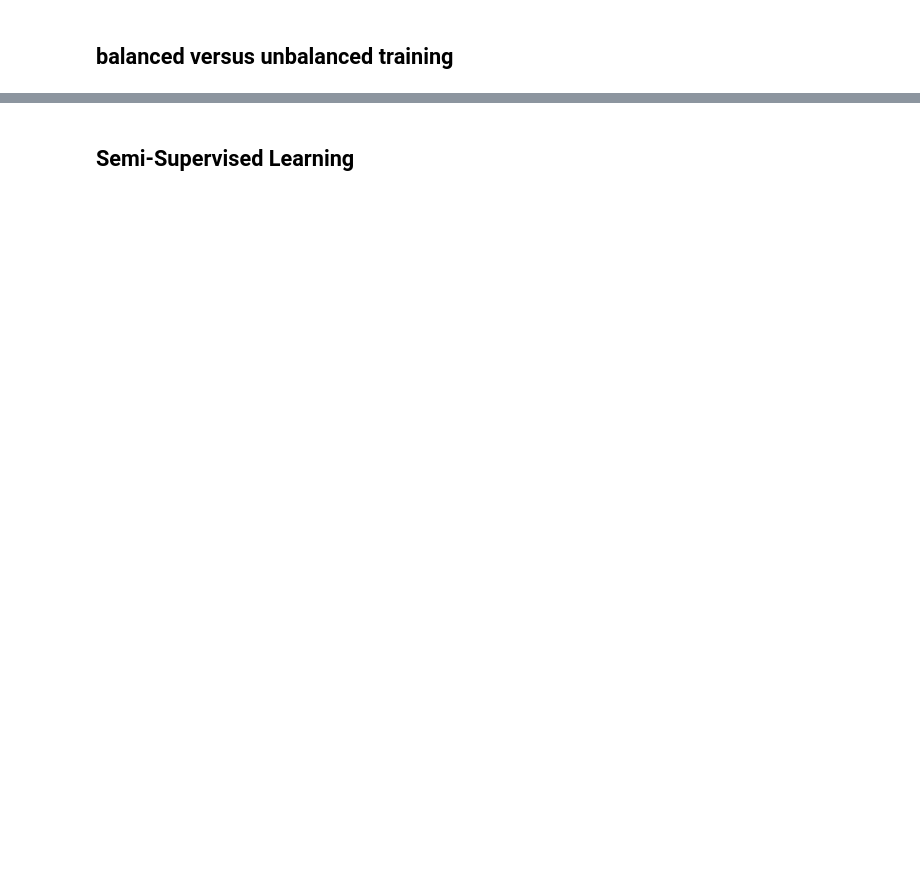
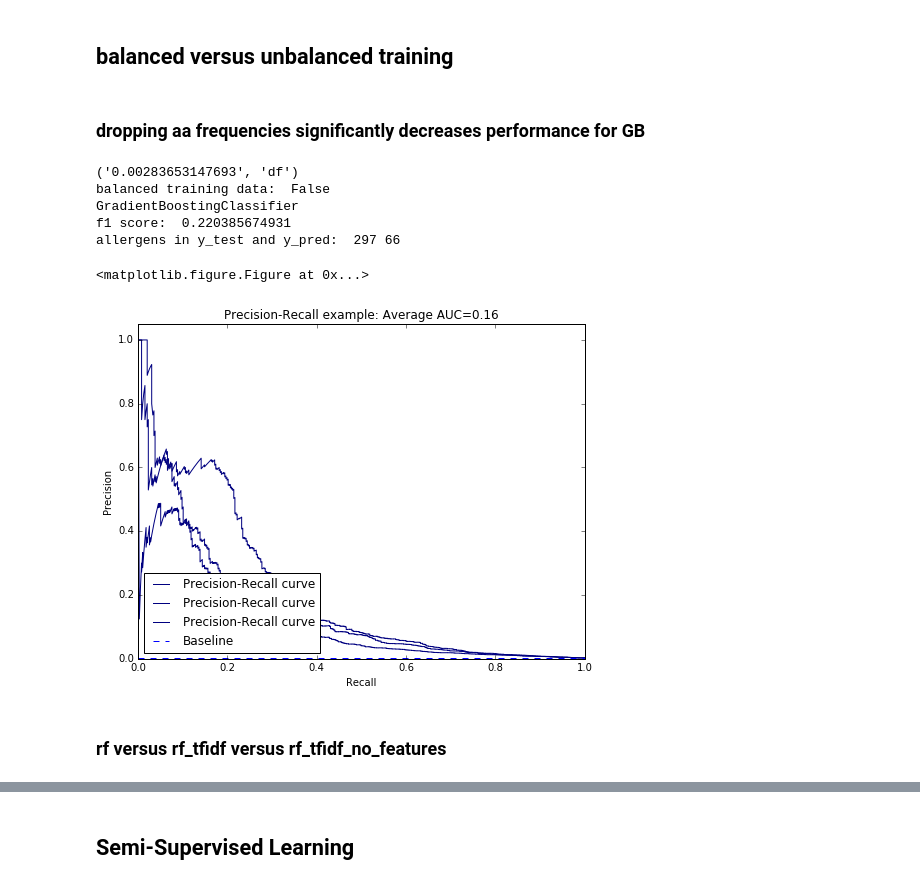
Before and after one commit to JaredJacobsen/capstone_project, a Jupyter notebook: allergen_modelling.ipynb, the cells around one changed output, grey strips where cells are left out. Cells and saved outputs as stored; diff of their text form; code cells hidden in the pictures; blank space fills up the shorter version.

```diff
--- a/allergen_modelling.ipynb
+++ b/allergen_modelling.ipynb
@@ -212,4 +259,24 @@ def evaluate_models(tests, classifiers, balance=False):
                 print '\n\n'
+# %% [markdown]
+### dropping aa frequencies significantly decreases performance for GB
+# %%
+# X = df[[u'gravy', u'sheet', u'isoelectric_point', u'turn', u'helix', u'aromaticity']].copy()
+X = df.drop(['sequence','allergen'], axis=1)
+y = df['allergen'].copy()
+m = (str(df_ratio(df)), 'df')
+classifiers = [gb]
+tests = [(X, y, m)]
+evaluate_models(tests, classifiers, balance=[False])
+# %% [output]
+('0.00283653147693', 'df')
+balanced training data:  False
+GradientBoostingClassifier
+f1 score:  0.220385674931
+allergens in y_test and y_pred:  297 66
+<matplotlib.figure.Figure at 0x...>
+[figure, added]
+# %% [markdown]
+### rf versus rf_tfidf versus rf_tfidf_no_features
 # %%
 X = df.drop(['sequence','allergen'], axis=1)
 y = df['allergen'].copy()
```
Also changed, not shown: parts of 27 cells of this notebook, 2 other files.
